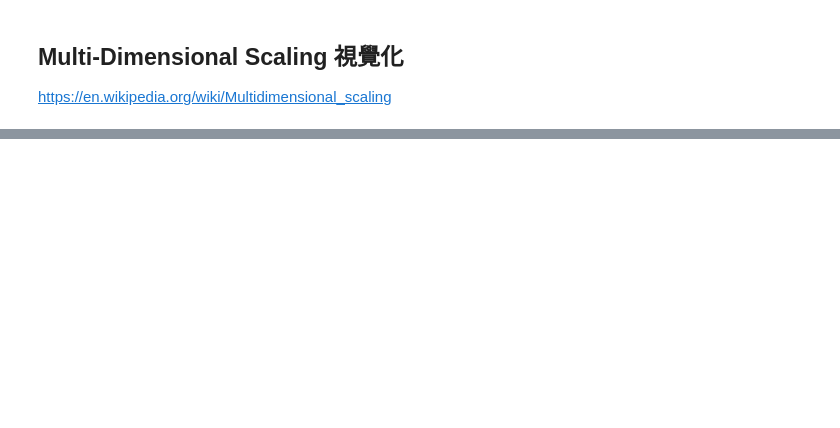
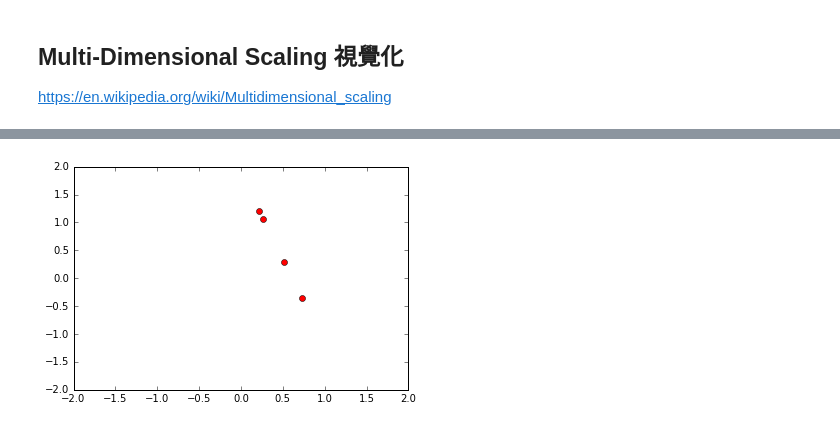
Before and after one commit to UDICatNCHU/AdvancedDataMing, a Jupyter notebook: Kmean Algorithm.ipynb, the cells around one changed output, grey strips where cells are left out. Drawn from its saved outputs; the diff is of its cells as text; code cells hidden in the pictures; blank space fills up the shorter version.

```diff
--- a/Kmean Algorithm.ipynb
+++ b/Kmean Algorithm.ipynb
@@ -183,0 +191,3 @@ def Multi_Dimensional_Scaling(data, distance=pearson, rate=0.01):
+# %%
+for i in range(10):
+   print random.random()
@@ -220,0 +226,2 @@ Image(filename='mds2d.jpg')
+# %%
+dmsdata= [[1,2,3,4], [1,0,0,0], [3,1,2,4], [4,3,2,1]]
@@ -220,0 +257,11 @@ Image(filename='mds2d.jpg')
+# %%
+x = [i[0] for i in example]
+y = [i[1] for i in example]
+# %%
+%matplotlib inline
+import matplotlib.pyplot as plt
+plt.plot(x, y, 'ro')
+plt.axis([-2, 2, -2, 2])
+plt.show()
+# %% [output]
+[figure, added]
```
Also changed, not shown: parts of 17 cells of this notebook, 5 other files.
